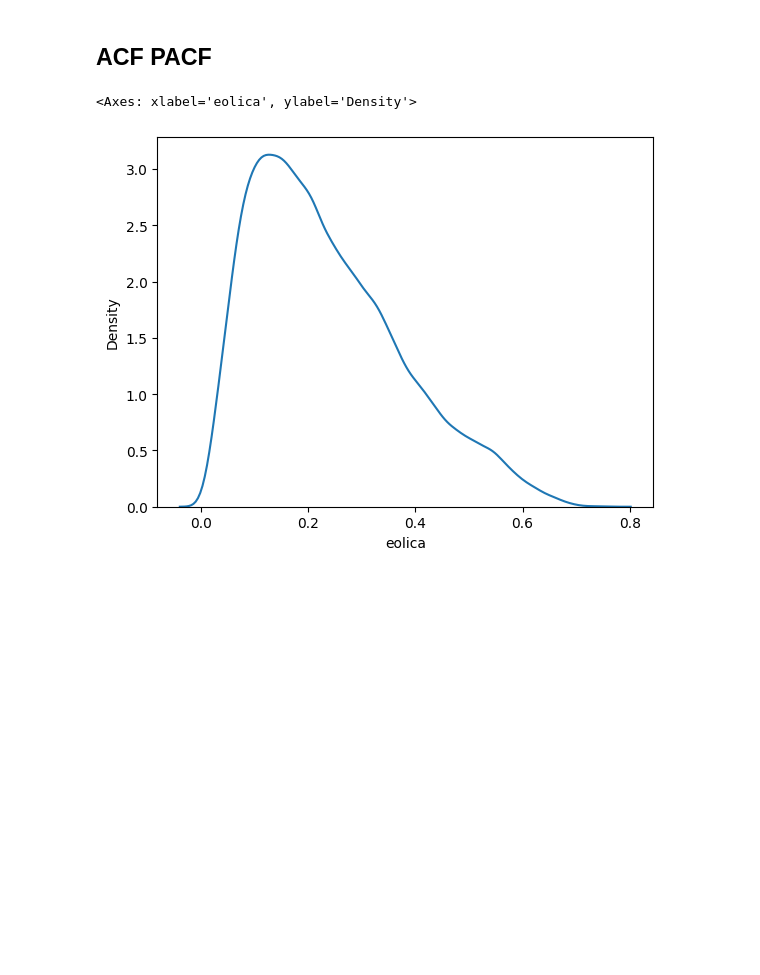
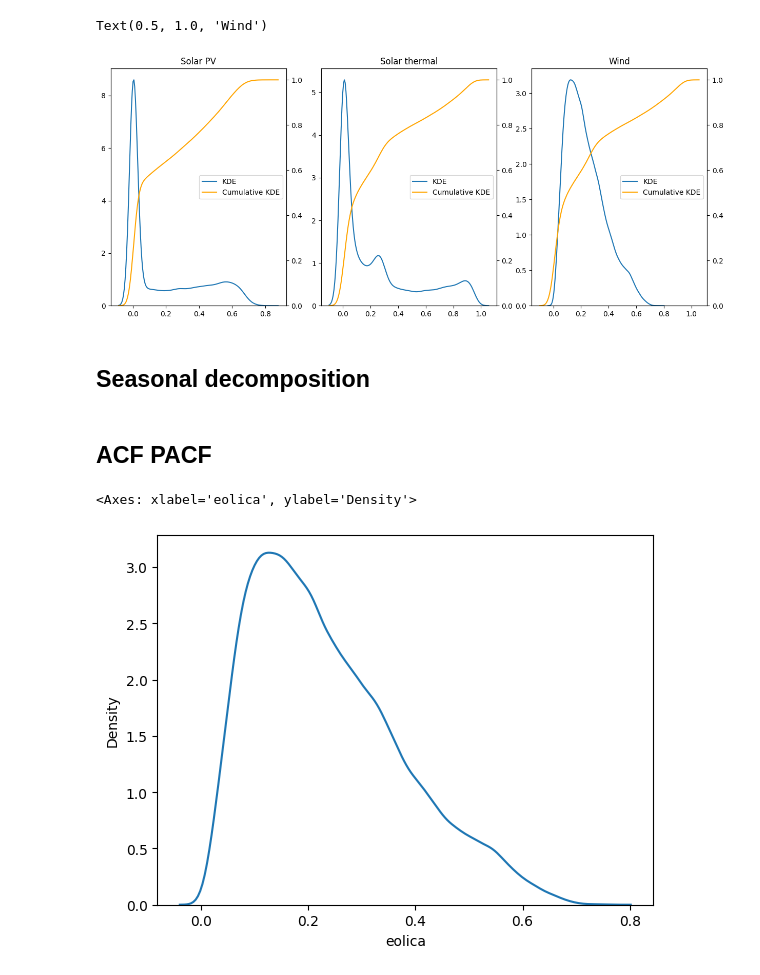
Before and after one commit to fcelya/solar-wind-generation, a Jupyter notebook: data_exploration_acf_pacf.ipynb, the cells around one changed output. Saved outputs shown, nothing was run; the diff lists cells and outputs as text; code cells hidden in the pictures; blank space fills up the shorter version.

```diff
--- a/data_exploration_acf_pacf.ipynb
+++ b/data_exploration_acf_pacf.ipynb
@@ -34,0 +114,41 @@ def new_corr_coef(df, x='x', y='y'):
+# %%
+fig, ax = plt.subplots(1,3,figsize=(15,6))
+
+sns.kdeplot(df_spv,ax=ax[0],label='KDE')
+sns.lineplot([0],ax=ax[0],color='orange',label='Cumulative KDE')
+ax2 = ax[0].twinx()
+sns.kdeplot(df_spv,ax=ax2,cumulative=True,color='orange',label='Cumulative KDE')
+ax[0].legend(loc='center right')
+# ax2.legend(loc='upper right')
+ax[0].set_ylabel('')
+ax[0].set_xlabel('')
+ax2.set_ylabel('')
+
+sns.kdeplot(df_st,ax=ax[1],label='KDE')
+sns.lineplot([0],ax=ax[1],color='orange',label='Cumulative KDE')
+ax3 = ax[1].twinx()
+sns.kdeplot(df_st,ax=ax3,cumulative=True,color='orange',label='Cumulative KDE')
+ax[1].legend(loc='center right')
+# ax2.legend(loc='upper right')
+ax[1].set_ylabel('')
+ax[1].set_xlabel('')
+ax3.set_ylabel('')
+
+sns.kdeplot(df_w,ax=ax[2],label='KDE')
+sns.lineplot([0],ax=ax[2],color='orange',label='Cumulative KDE')
+ax4 = ax[2].twinx()
+sns.kdeplot(df_st,ax=ax4,cumulative=True,color='orange',label='Cumulative KDE')
+ax[2].legend(loc='center right')
+# ax2.legend(loc='upper right')
+ax[2].set_ylabel('')
+ax[2].set_xlabel('')
+ax4.set_ylabel('')
+
+ax[0].set_title('Solar PV')
+ax[1].set_title('Solar thermal')
+ax[2].set_title('Wind')
+# %% [output]
+Text(0.5, 1.0, 'Wind')
+[figure, added]
+# %% [markdown]
+## Seasonal decomposition
```
Also changed, not shown: parts of 11 cells of this notebook, 5 other files.
